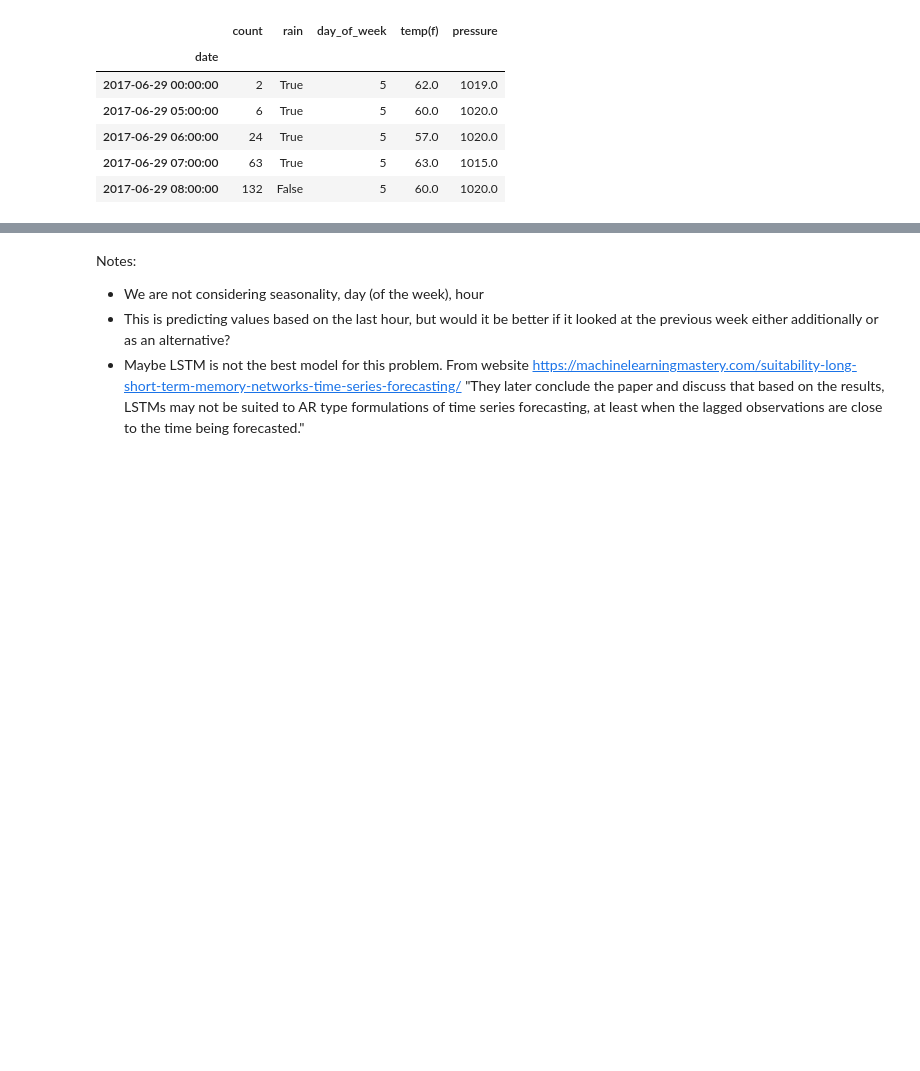
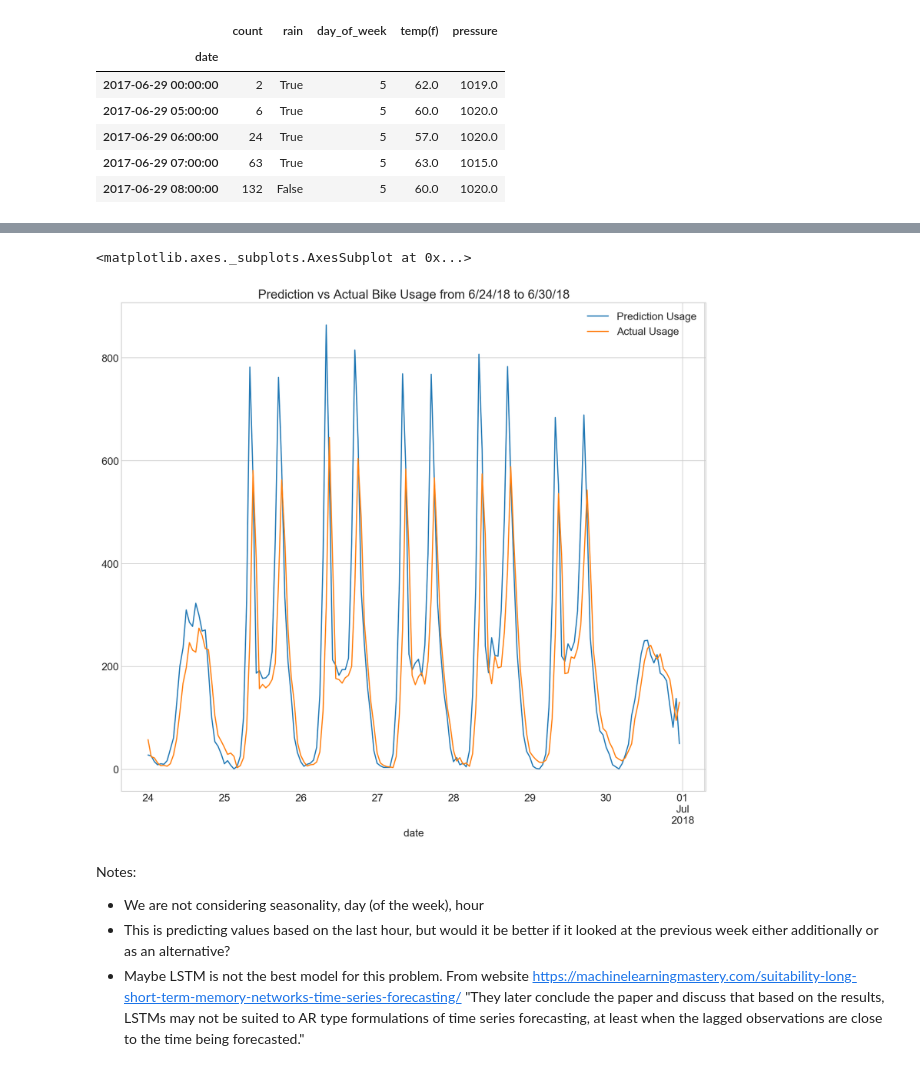
Before and after one commit to prosass83/bike-ride, a Jupyter notebook: BikePySpark-LSTM.ipynb, the cells around one changed output, grey strips where cells are left out. Saved outputs shown, nothing was run; the diff lists cells and outputs as text; code cells hidden in the pictures; blank space fills up the shorter version.

```diff
--- a/BikePySpark-LSTM.ipynb
+++ b/BikePySpark-LSTM.ipynb
@@ -662,0 +693,4 @@ Test RMSE: 141.232
+# %%
+#Creating data frame with date as index for the last week of June 2018
+predict_df = pd.date_range('6/24/2018', periods=168, freq='H')
+predict_df
@@ -662,0 +710,7 @@ Test RMSE: 141.232
+# %%
+#Merging date, actual usage and predicted usage into a single dataframe
+plot_df = pd.DataFrame({'Prediction Usage':inv_y, 'Actual Usage': inv_yhat, 'date': predict_df})
+#Setting the index to be date
+plot_df.set_index('date', inplace=True)
+
+plot_df.tail()
@@ -663,3 +725,11 @@ Test RMSE: 141.232
+# %%
+plt.rcParams['figure.figsize']=(14,12)
+plt.rcParams['font.size']=14
+
+plot_df.plot(kind='line', legend=True, title="Prediction vs Actual Bike Usage from 6/24/18 to 6/30/18")
+# %% [output]
+<matplotlib.axes._subplots.AxesSubplot at 0x...>
+[figure, added]
 # %% [markdown]
 Notes:
 - We are not considering seasonality, day (of the week), hour
```
Also changed, not shown: parts of 24 cells of this notebook, 5 other files.
